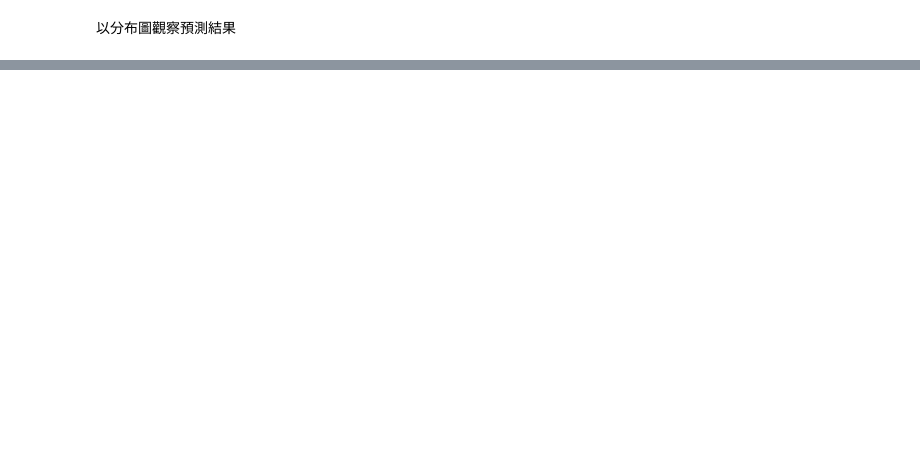
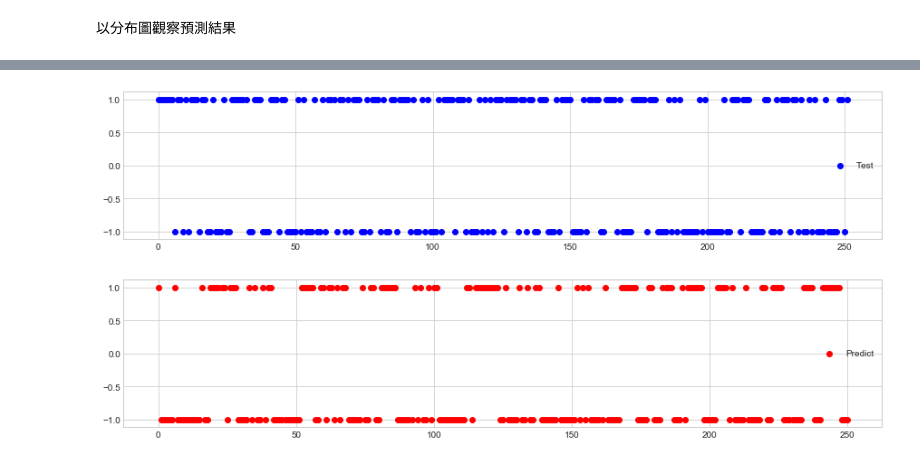
Before and after one commit to blueskyson/FDA_HW3_1, a Jupyter notebook: code.ipynb, the cells around one changed output, grey strips where cells are left out. Saved outputs shown, nothing was run; the diff lists cells and outputs as text; code cells hidden in the pictures; blank space fills up the shorter version.

```diff
--- a/code.ipynb
+++ b/code.ipynb
@@ -660,0 +665,16 @@ plt.show()
+# %%
+from sklearn.tree import DecisionTreeClassifier
+model_tree = DecisionTreeClassifier(random_state=3)
+x_feature = ['Delta 5 day mean 2', 'Delta 2 day mean 2', '5 day mean', '2 day mean']
+
+train_x = traindata[x_feature]
+train_y = traindata['Ups And Downs']
+
+test_x = testdata[x_feature]
+test_y = testdata['Ups And Downs']
+
+model_tree.fit(train_x.iloc[0:len(train_x) - 1], train_y.iloc[1:])
+
+test_pred = model_tree.predict(test_x.iloc[0:len(test_x) - 1])
+print("test data score: ", model_tree.score(test_x.iloc[0:len(test_x) - 1], test_y[1:]))
+print(test_pred)
@@ -660,0 +694,16 @@ plt.show()
+# %%
+y1 = testdata['Ups And Downs']
+y2 = test_pred
+
+plt.figure(figsize=(15,3))
+plt.scatter(range(len(testdata)), y1, label = 'Test', color = 'b')
+plt.legend()
+plt.show()
+
+plt.figure(figsize=(15,3))
+plt.scatter(range(len(test_pred)), y2, label = 'Predict', color = 'r')
+plt.legend()
+plt.show()
+# %% [output]
+[figure, added]
+[figure, added]
```
Also changed, not shown: parts of 7 cells of this notebook, 4 other files.
